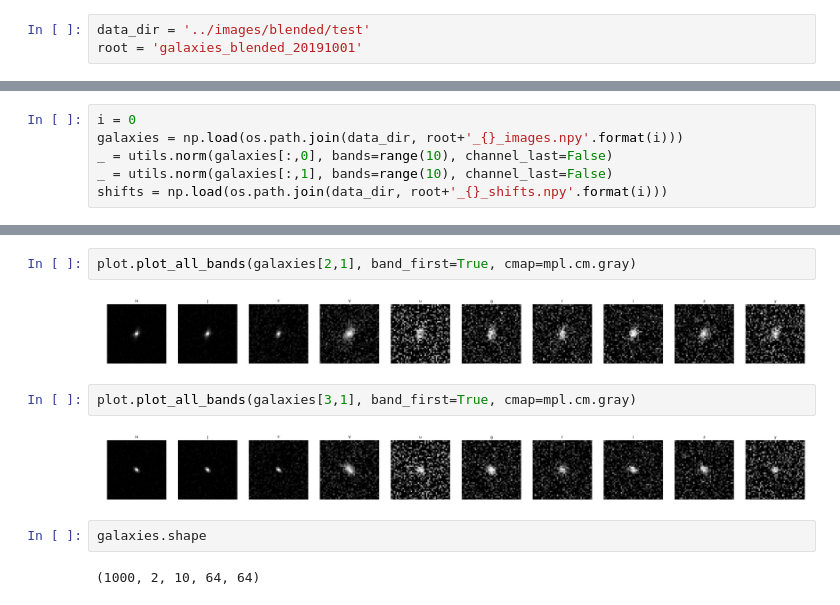
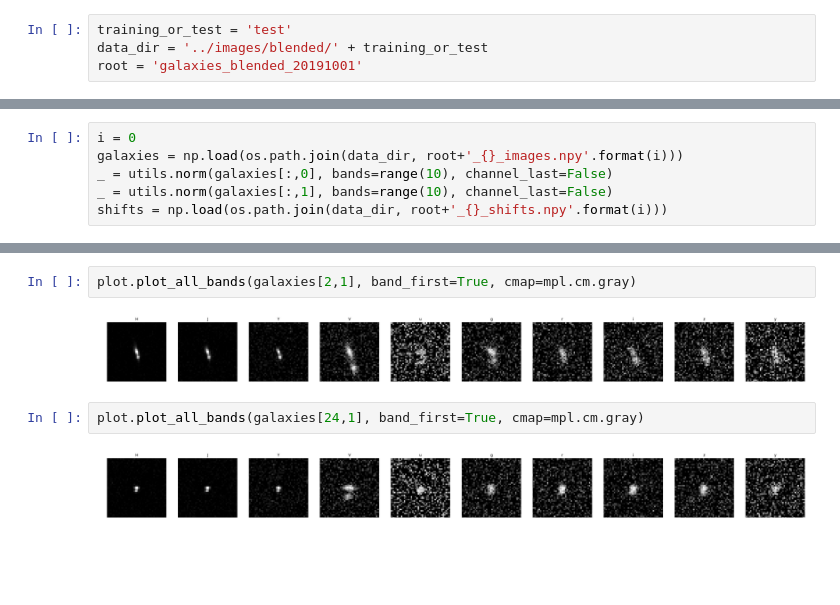
Before and after one commit to LSSTDESC/DeblenderVAE, a Jupyter notebook: notebooks_cyrille/20190923_test_generation_blended_galaxies.ipynb, the cells around one changed output, grey strips where cells are left out. Saved outputs shown, nothing was run; the diff lists cells and outputs as text; blank space fills up the shorter version.

```diff
--- a/notebooks_cyrille/20190923_test_generation_blended_galaxies.ipynb
+++ b/notebooks_cyrille/20190923_test_generation_blended_galaxies.ipynb
@@ -18,7 +18,8 @@ warnings.filterwarnings("ignore")
 # %%
 %run ../scripts/Images_generation/cosmos_generation.py
 # %%
-data_dir = '../images/blended/test'
+training_or_test = 'test'
+data_dir = '../images/blended/' + training_or_test
 root = 'galaxies_blended_20191001'
 # %%
 dfs = []
@@ -116,12 +117,8 @@ for i in range(N):
 # %%
 plot.plot_all_bands(galaxies[2,1], band_first=True, cmap=mpl.cm.gray)
 # %% [output]
-[figure, old version]
+[figure, new version]
 # %%
-plot.plot_all_bands(galaxies[3,1], band_first=True, cmap=mpl.cm.gray)
+plot.plot_all_bands(galaxies[24,1], band_first=True, cmap=mpl.cm.gray)
 # %% [output]
-[figure, old version]
+[figure, new version]
-# %%
-galaxies.shape
-# %% [output]
-(1000, 2, 10, 64, 64)
```
Also changed, not shown: parts of 39 cells of this notebook, 1 other file.
